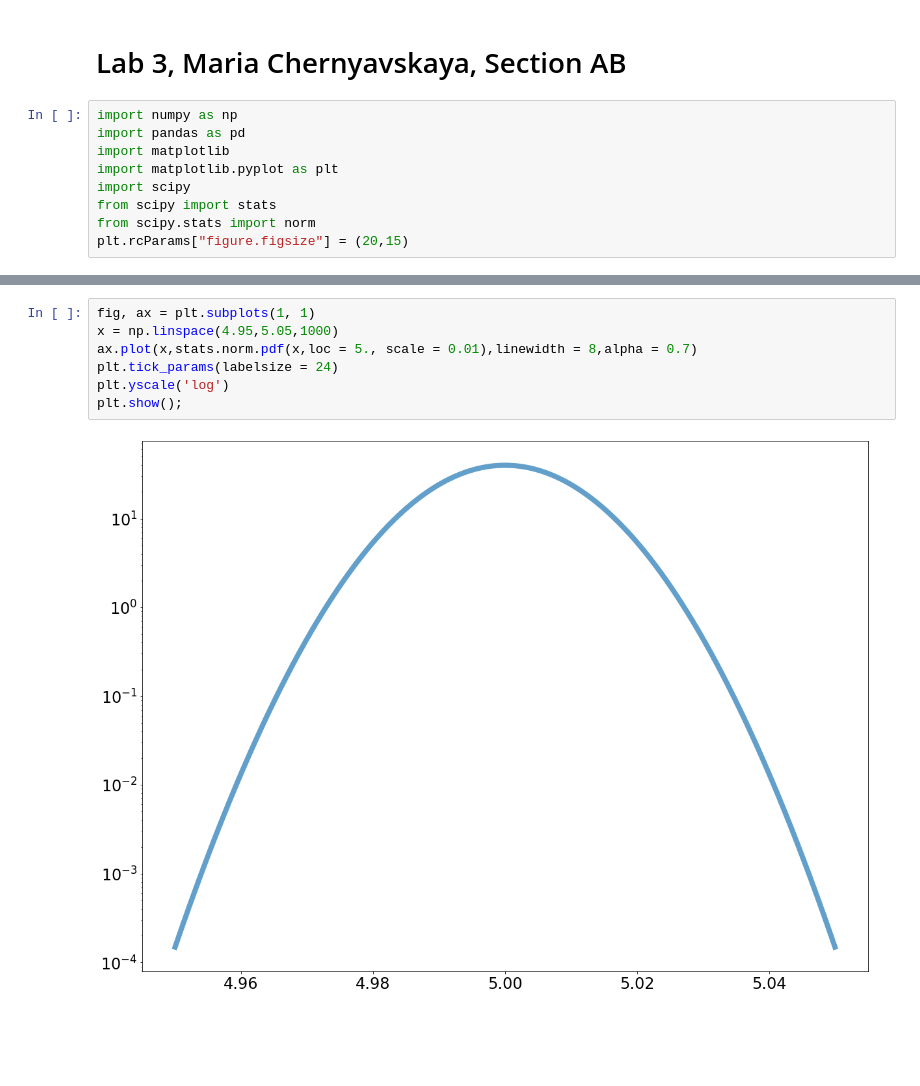
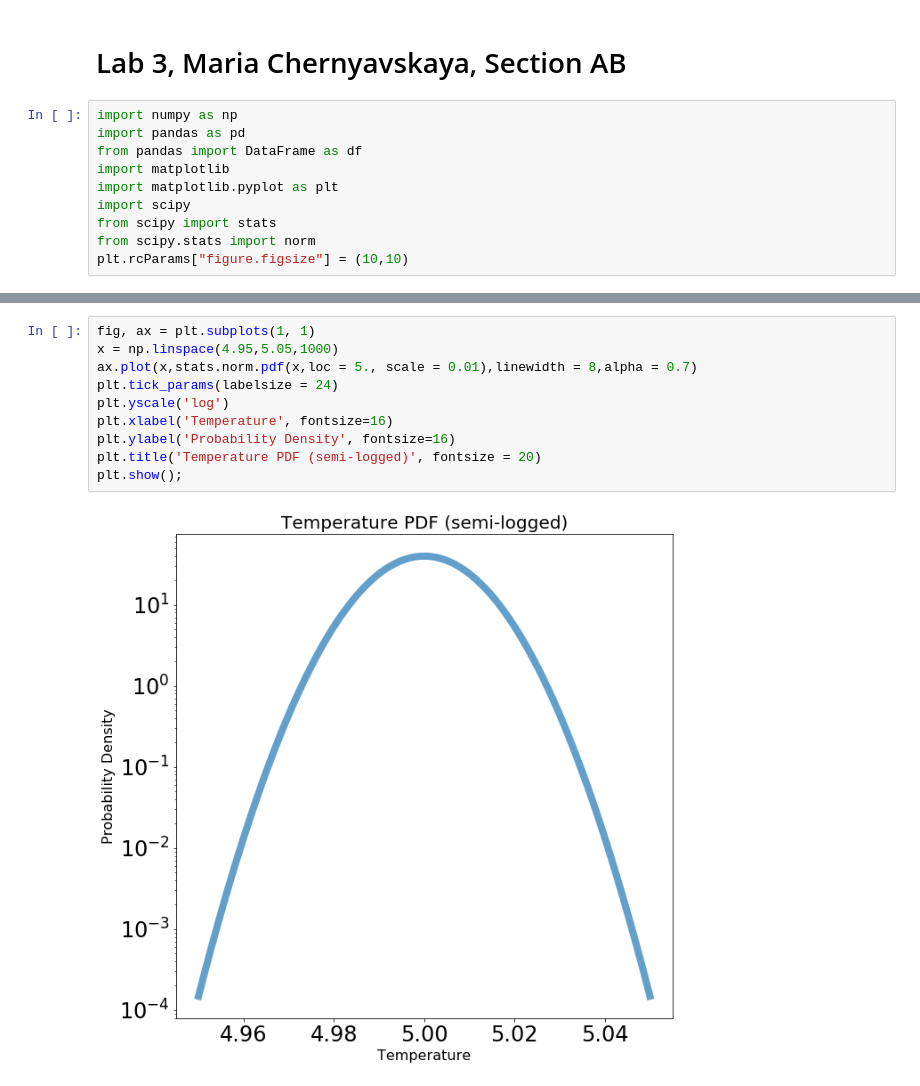
Before and after one commit to maria8ch/Phys434_BigData, a Jupyter notebook: Chernyavskaya_Report3.ipynb, the cells around one changed output, grey strips where cells are left out. Drawn from its saved outputs; the diff is of its cells as text; blank space fills up the shorter version.

```diff
--- a/Chernyavskaya_Report3.ipynb
+++ b/Chernyavskaya_Report3.ipynb
@@ -3,12 +3,13 @@
 # %%
 import numpy as np
 import pandas as pd
+from pandas import DataFrame as df
 import matplotlib
 import matplotlib.pyplot as plt
 import scipy
 from scipy import stats
 from scipy.stats import norm
-plt.rcParams["figure.figsize"] = (20,15)
+plt.rcParams["figure.figsize"] = (10,10)
 # %% [markdown]
 This week we are going to concentrate on asking a statistical question. This process almost always consists of 3+ steps:
 
@@ -34,9 +47,12 @@ plt.show()
 # %%
 fig, ax = plt.subplots(1, 1)
 x = np.linspace(4.95,5.05,1000)
 ax.plot(x,stats.norm.pdf(x,loc = 5., scale = 0.01),linewidth = 8,alpha = 0.7)
 plt.tick_params(labelsize = 24)
 plt.yscale('log')
+plt.xlabel('Temperature', fontsize=16)
+plt.ylabel('Probability Density', fontsize=16)
+plt.title('Temperature PDF (semi-logged)', fontsize = 20)
 plt.show();
 # %% [output]
-[figure, old version]
+[figure, new version]
```
Also changed, not shown: parts of 16 cells of this notebook.
